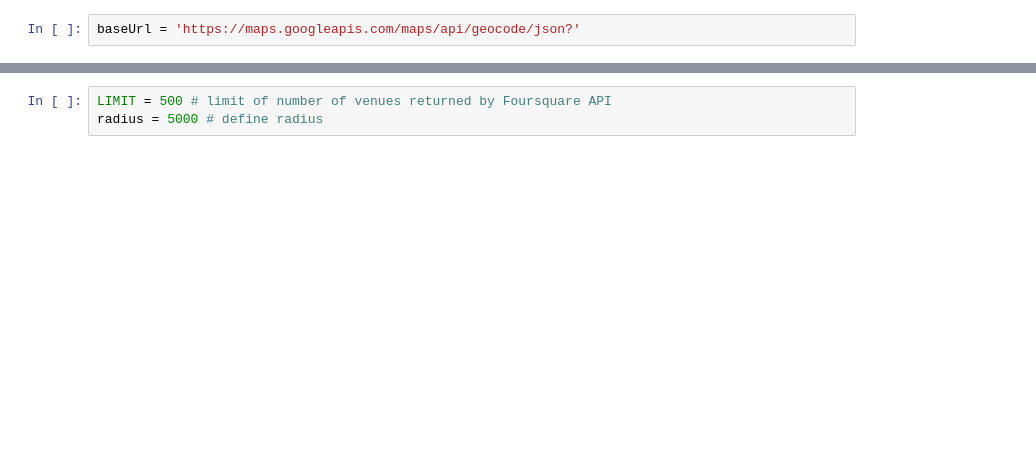
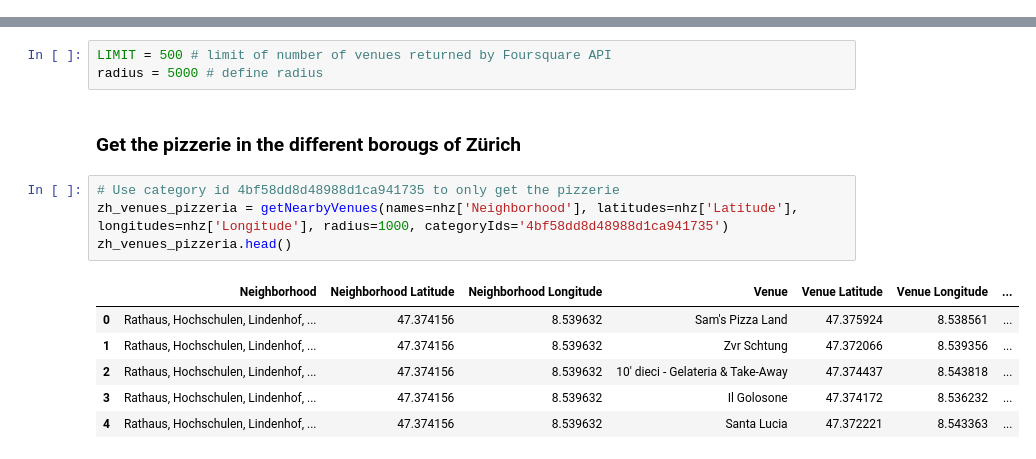
Before and after one commit to alidastgheib/coursera-capstone-project, a Jupyter notebook: Final project.ipynb, the cells around one changed output, grey strips where cells are left out. Saved outputs shown, nothing was run; the diff lists cells and outputs as text; blank space fills up the shorter version.

```diff
--- a/Final project.ipynb
+++ b/Final project.ipynb
@@ -74,7 +111,5 @@ neighborhoods
 # %%
 # The code was removed by Watson Studio for sharing.
-# %%
-baseUrl = 'https://maps.googleapis.com/maps/api/geocode/json?'
 # %%
 def getLocation(district):
     """
@@ -192,3 +285,16 @@ def getNearbyVenues(names, latitudes, longitudes, radius=5000, categoryIds=''):
 # %%
 LIMIT = 500 # limit of number of venues returned by Foursquare API
 radius = 5000 # define radius
+# %% [markdown]
+### Get the pizzerie in the different borougs of Zürich
+# %%
+# Use category id 4bf58dd8d48988d1ca941735 to only get the pizzerie
+zh_venues_pizzeria = getNearbyVenues(names=nhz['Neighborhood'], latitudes=nhz['Latitude'], longitudes=nhz['Longitude'], radius=1000, categoryIds='4bf58dd8d48988d1ca941735')
+zh_venues_pizzeria.head()
+# %% [output]
+|  | Neighborhood | Neighborhood Latitude | Neighborhood Longitude | Venue | Venue Latitude | Venue Longitude | ... |
+| 0 | Rathaus, Hochschulen, Lindenhof, ... | 47.374156 | 8.539632 | Sam's Pizza Land | 47.375924 | 8.538561 | ... |
+| 1 | Rathaus, Hochschulen, Lindenhof, ... | 47.374156 | 8.539632 | Zvr Schtung | 47.372066 | 8.539356 | ... |
+| 2 | Rathaus, Hochschulen, Lindenhof, ... | 47.374156 | 8.539632 | 10' dieci - Gelateria & Take-Away | 47.374437 | 8.543818 | ... |
+| 3 | Rathaus, Hochschulen, Lindenhof, ... | 47.374156 | 8.539632 | Il Golosone | 47.374172 | 8.536232 | ... |
+| 4 | Rathaus, Hochschulen, Lindenhof, ... | 47.374156 | 8.539632 | Santa Lucia | 47.372221 | 8.543363 | ... |
```
Also changed, not shown: parts of 43 cells of this notebook.
